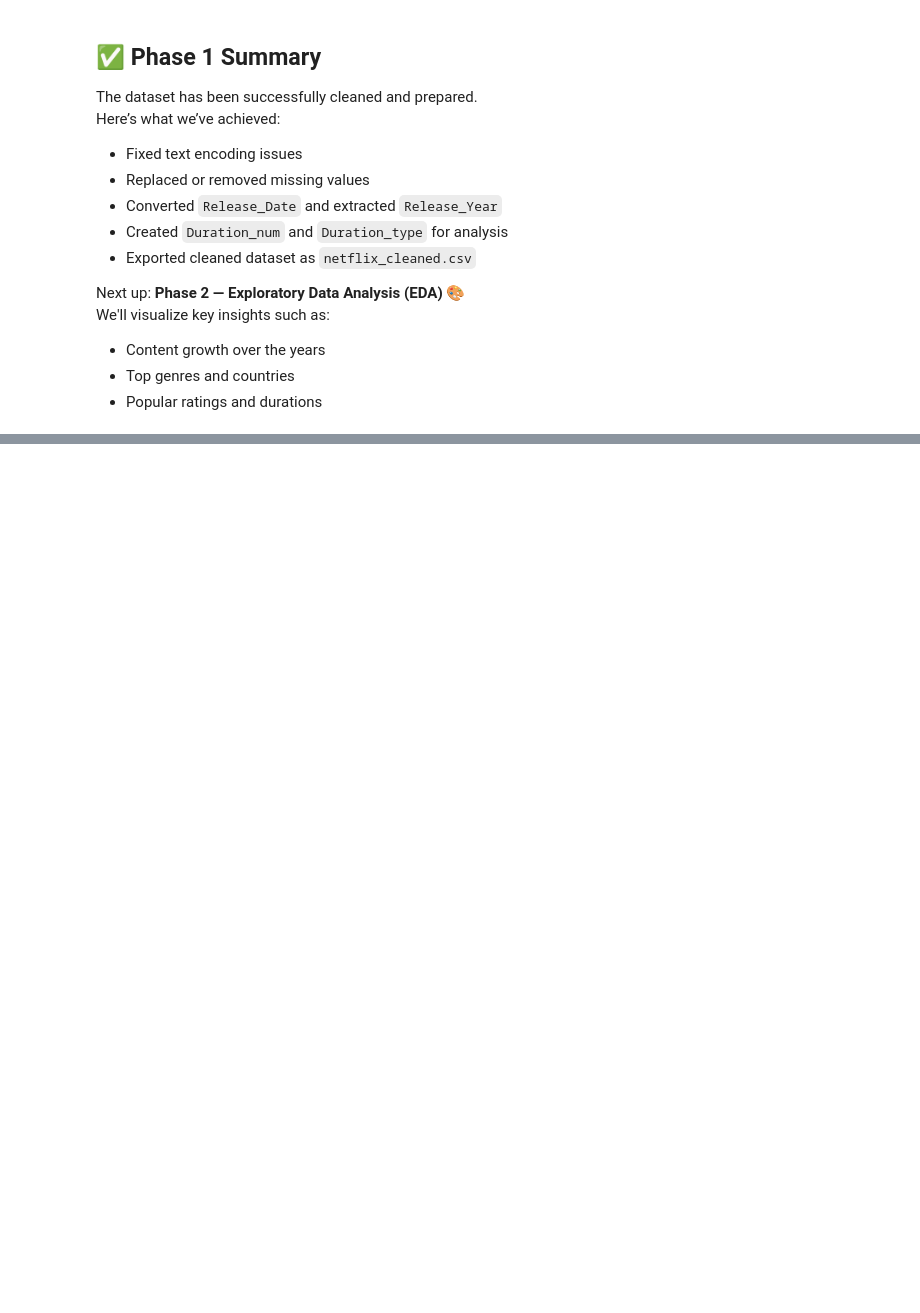
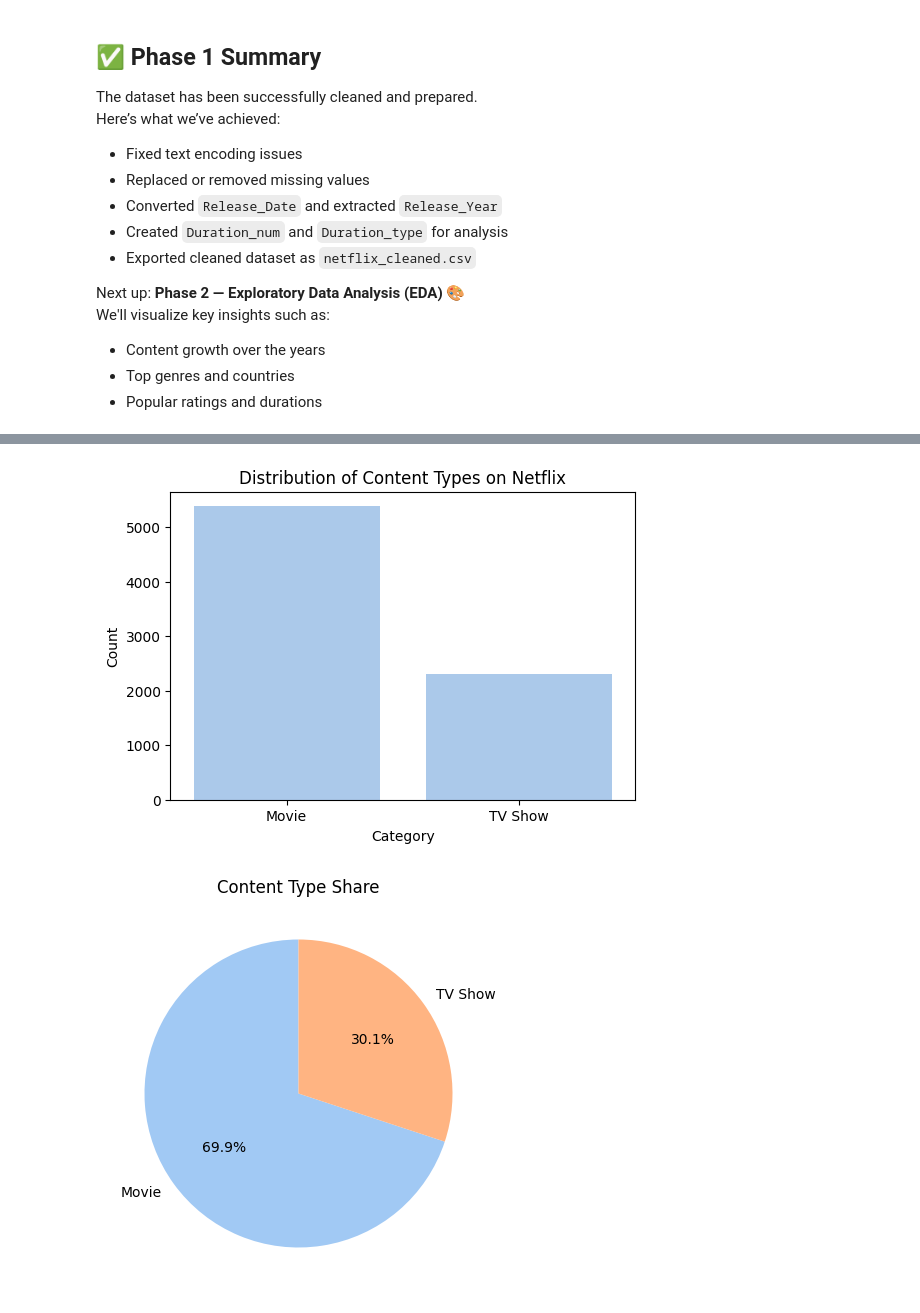
Before and after one commit to reijii23/netflix-eda, a Jupyter notebook: Project1_Netflix_EDA.ipynb, the cells around one changed output, grey strips where cells are left out. Saved outputs shown, nothing was run; the diff lists cells and outputs as text; code cells hidden in the pictures; blank space fills up the shorter version.

```diff
--- a/Project1_Netflix_EDA.ipynb
+++ b/Project1_Netflix_EDA.ipynb
@@ -172,0 +210,17 @@ We'll visualize key insights such as:
+# %%
+# Import core libraries
+import pandas as pd
+import matplotlib.pyplot as plt
+import seaborn as sns
+import plotly.express as px
+
+# Set visual styles
+plt.style.use('default')
+sns.set_palette("pastel")
+
+# Load cleaned dataset
+df = pd.read_csv("netflix_cleaned_v2.csv")
+
+# Basic shape and preview
+print(f"Dataset shape: {df.shape}")
+df.head(3)
@@ -172,0 +233,18 @@ We'll visualize key insights such as:
+# %%
+# Count of Movies vs TV Shows
+type_counts = df['Category'].value_counts()
+
+plt.figure(figsize=(6,4))
+sns.barplot(x=type_counts.index, y=type_counts.values)
+plt.title("Distribution of Content Types on Netflix")
+plt.ylabel("Count")
+plt.xlabel("Category")
+plt.show()
+
+# Percentage distribution
+type_counts.plot.pie(autopct='%1.1f%%', startangle=90, figsize=(5,5), title='Content Type Share')
+plt.ylabel("")
+plt.show()
+# %% [output]
+[figure, added]
+[figure, added]
```
Also changed, not shown: parts of 10 cells of this notebook, 1 other file.
